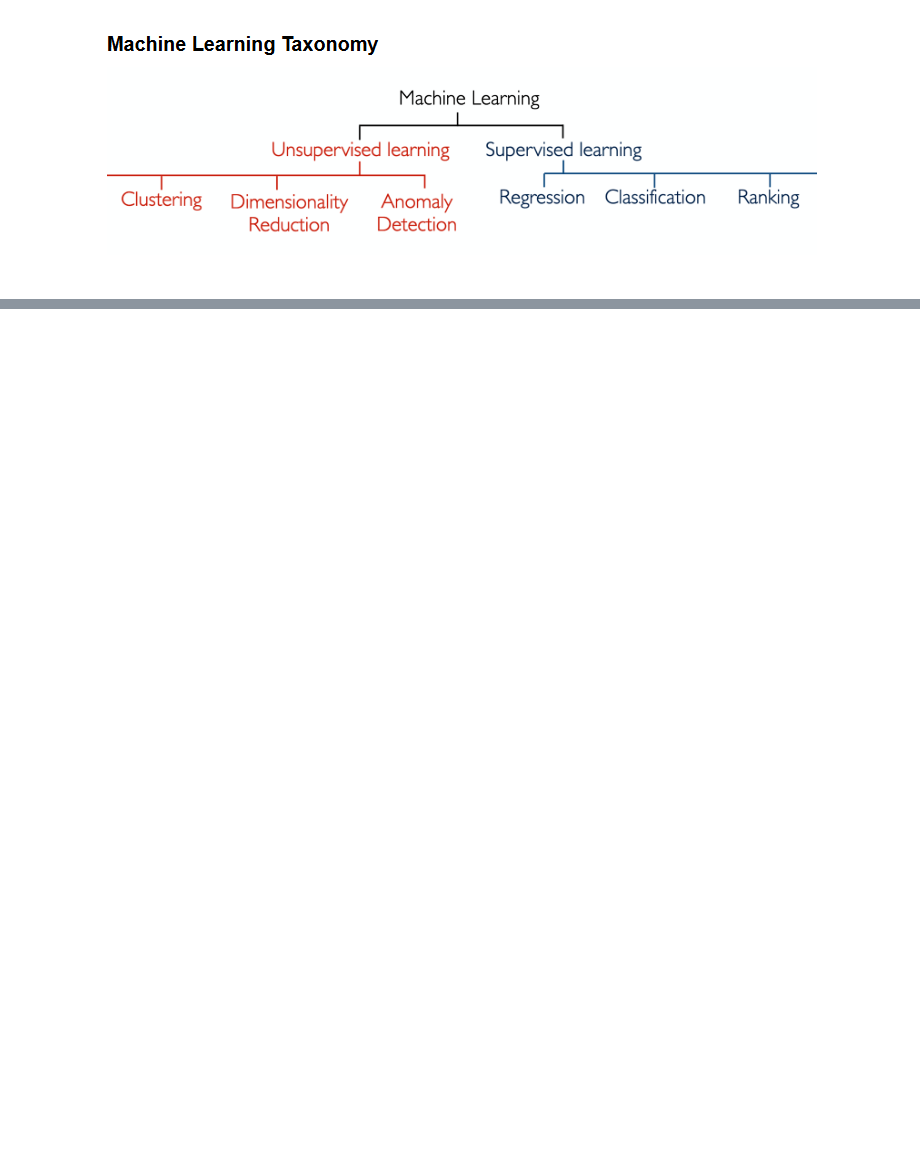
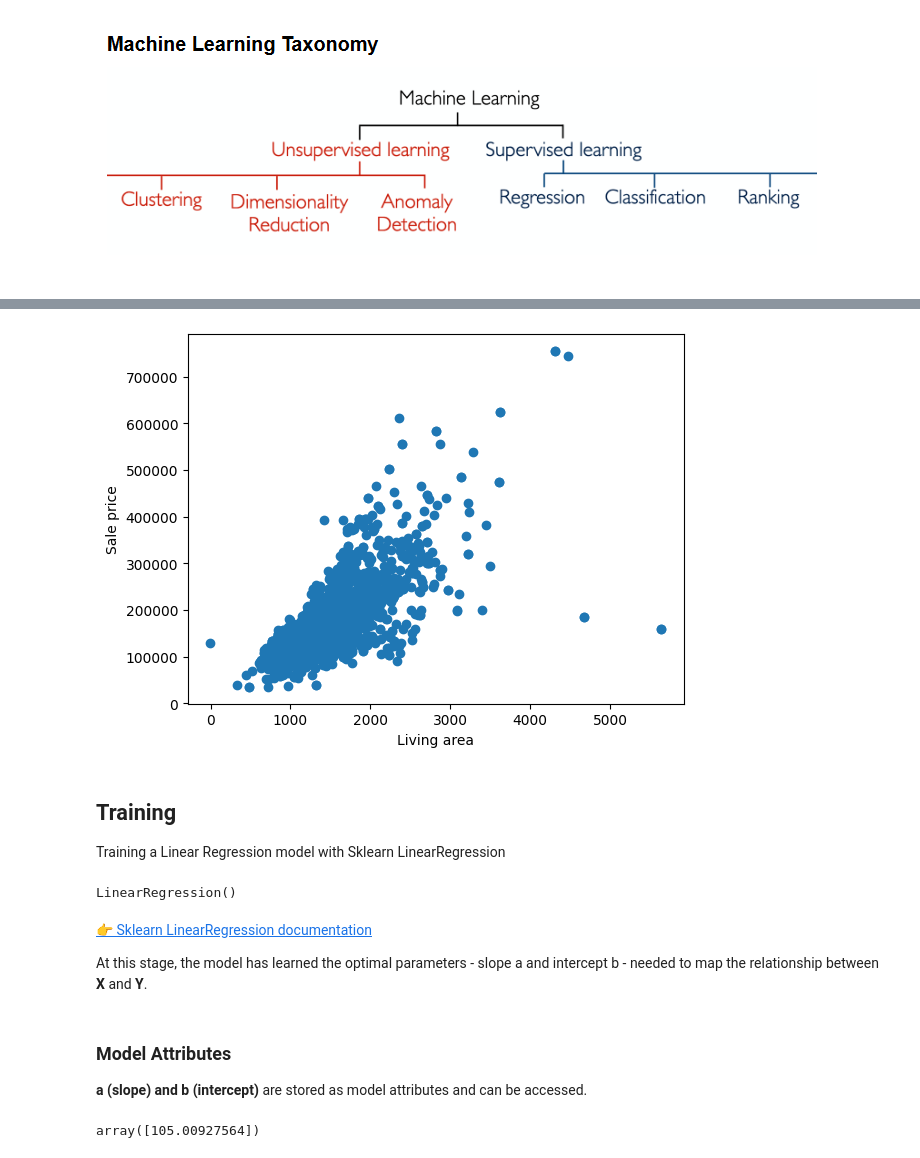
Before and after one commit to pipesco93/Le-Wagon-ML-Lectures, a Jupyter notebook: Lecture Machine learning Fundamentals.ipynb, the cells around one changed output, grey strips where cells are left out. Saved outputs shown, nothing was run; the diff lists cells and outputs as text; code cells hidden in the pictures; blank space fills up the shorter version.

```diff
--- a/Lecture Machine learning Fundamentals.ipynb
+++ b/Lecture Machine learning Fundamentals.ipynb
@@ -17,0 +91,6 @@ The area of computational science that focuses on analyzing and interpreting pat
+# %%
+import pandas as pd
+
+data = pd.read_csv("ML_Houses_dataset.csv")
+# Shuffling the data
+data = data.sample(frac=1)
@@ -17,0 +120,43 @@ The area of computational science that focuses on analyzing and interpreting pat
+# %%
+import matplotlib.pyplot as plt
+
+# Plot Living area vs Sale price
+plt.scatter(data['GrLivArea'], data['SalePrice'])
+
+# Labels
+plt.xlabel("Living area")
+plt.ylabel("Sale price")
+
+plt.show()
+# %% [output]
+[figure, added]
+# %% [markdown]
+## Training
+Training a Linear Regression model with Sklearn LinearRegression
+# %%
+# Import the model
+from sklearn.linear_model import LinearRegression
+
+# Instantiate the model (💡 in Sklearn often called "estimator")
+model = LinearRegression()
+
+# Define X and y
+X = data[['GrLivArea']]
+y = data['SalePrice']
+
+# Train the model on the data
+model.fit(X, y)
+# %% [output]
+LinearRegression()
+# %% [markdown]
+[👉 Sklearn LinearRegression documentation](https://scikit-learn.org/stable/modules/generated/sklearn.linear_model.LinearRegression.html)
+
+At this stage, the model has learned the optimal parameters - slope a and intercept b - needed to map the relationship between __X__ and __Y__.
+# %% [markdown]
+### Model Attributes
+__a (slope) and b (intercept)__ are stored as model attributes and can be accessed.
+# %%
+# View the model's slope (a)
+model.coef_
+# %% [output]
+array([105.00927564])
```
Also changed, not shown: parts of 47 cells of this notebook, 1 other file.
